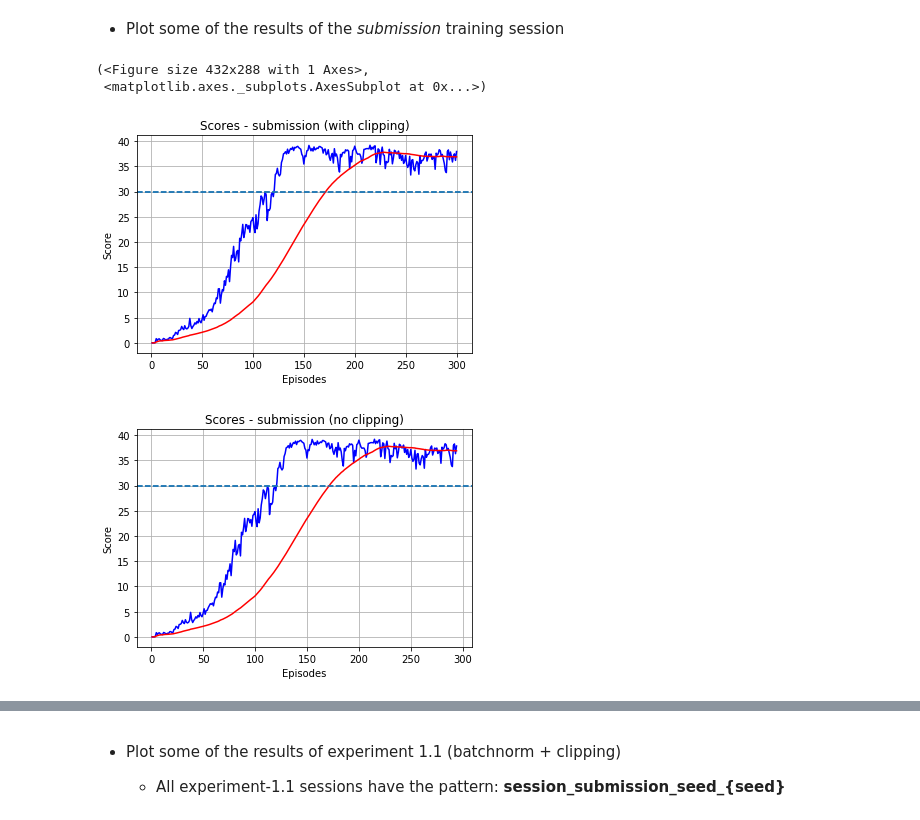
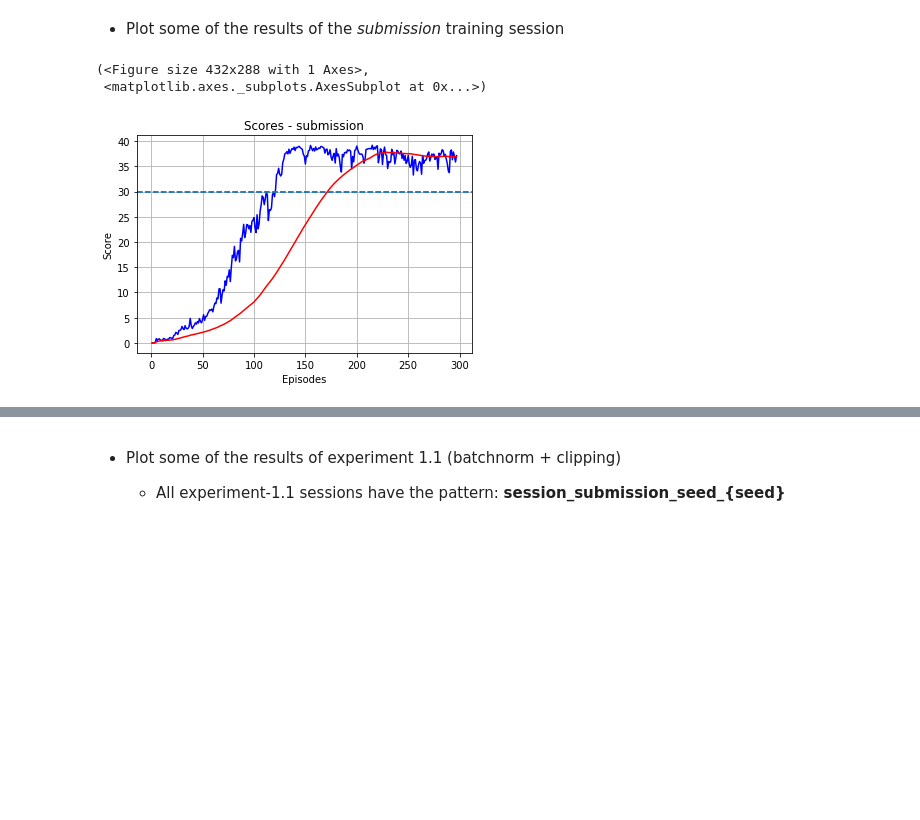
Before and after one commit to wpumacay/DeeprlND-projects, a Jupyter notebook: project2-continuous-control/results_analysis.ipynb, the cells around one changed output, grey strips where cells are left out. Saved outputs shown, nothing was run; the diff lists cells and outputs as text; code cells hidden in the pictures; blank space fills up the shorter version.

```diff
--- a/project2-continuous-control/results_analysis.ipynb
+++ b/project2-continuous-control/results_analysis.ipynb
@@ -37,7 +37,7 @@ def plotSeries( series,
                 linestyle = '-',
                 fig = None,
                 axes = None,
-                isScore = True ) :
+                showRequirement = True ) :
     # iteration indices (recall, smoothed start at step 100)
     _steps = series[0]
     _data = series[1]
@@ -50,13 +50,19 @@ def plotSeries( series,
     axes.set_title( title )
 
     # if scores plot, then plot the requirement
-    if isScore :
+    if showRequirement :
         axes.axhline( 30., linestyle = '--' )
 
     return fig, axes
 
 # a helper to plot the results of a run
-def plotSingleRun( sessionId, title = 'Scores during training', showAll = True, fig = None, axes = None, useRandomColor = False ) :
+def plotSingleRun( sessionId,
+                   title = 'Scores during training',
+                   showAll = True,
+                   fig = None,
+                   axes = None,
+                   useRandomColor = False,
+                   showRequirement = True ) :
     # path to .csv file (from sessionId)
     _filepathAll = os.path.join( BASE_FOLDER, 'run_' + sessionId + '_tensorboard_summary_mean_score.csv' )
     _filepathAvg = os.path.join( BASE_FOLDER, 'run_' + sessionId + '_tensorboard_summary_mean_score_window.csv'  )
@@ -74,14 +80,16 @@ def plotSingleRun( sessionId, title = 'Scores during training', showAll = True,
                                 color = 'b' if not useRandomColor else np.random.rand( 3, ),
                                 title = title,
                                 fig = fig,
-                                axes = axes )
+                                axes = axes,
+                                showRequirement = showRequirement )
 
     fig, axes = plotSeries( _seriesAvg,
                             color = 'r' if not useRandomColor else np.random.rand( 3, ),
                             title = title,
                             fig = fig,
                             axes = axes,
-                            linestyle = '-')
+                            linestyle = '-',
+                            showRequirement = showRequirement )
 
     axes.set_xlabel( 'Episodes' )
     axes.set_ylabel( 'Score' )
@@ -91,12 +99,8 @@ def plotSingleRun( sessionId, title = 'Scores during training', showAll = True,
 * Plot some of the results of the *submission* training session
 # %%
 # plotting a single run from the submissions sessions (using gradient clipping)
-plotSingleRun( 'session_submission', title = 'Scores - submission (with clipping)' )
-
-# plotting a single run from the submissions sessions (not using gradient clipping)
-plotSingleRun( 'session_submission_no_clip_seed_0', title = 'Scores - submission (no clipping)' )
+plotSingleRun( 'session_submission', title = 'Scores - submission' )
 # %% [output]
 (<Figure size 432x288 with 1 Axes>,
  <matplotlib.axes._subplots.AxesSubplot at 0x...>)
-[figure, old version]
+[figure, new version]
-[figure, removed]
```
Also changed, not shown: parts of 9 cells of this notebook, 16 other files.
